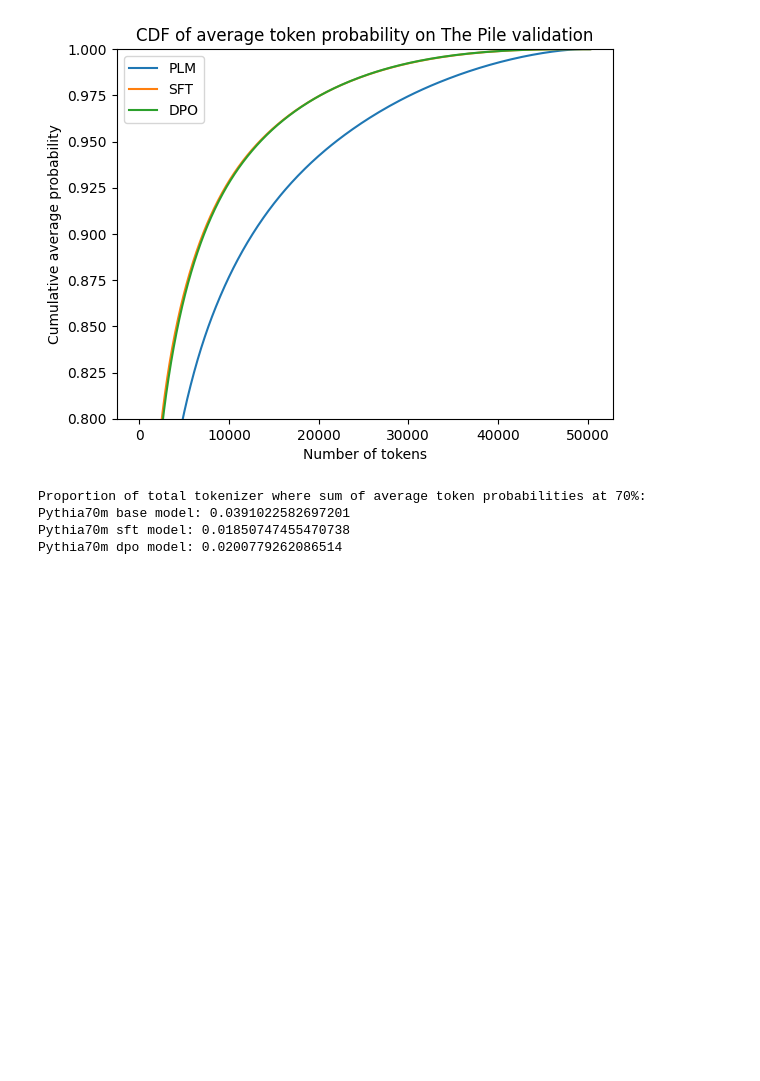
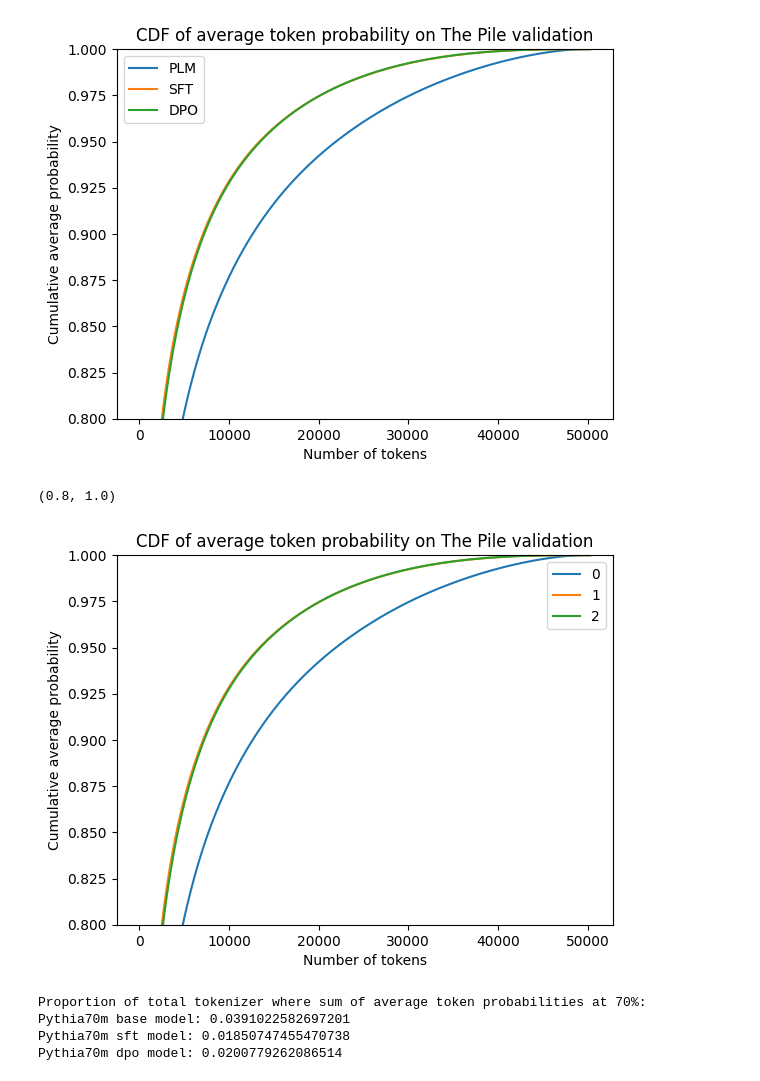
Before and after one commit to lauraaisling/analyse-llms, a Jupyter notebook: notebooks/Pile_Stats_Probs.ipynb, the cells around one changed output. Drawn from its saved outputs; the diff is of its cells as text; code cells hidden in the pictures; blank space fills up the shorter version.

```diff
--- a/notebooks/Pile_Stats_Probs.ipynb
+++ b/notebooks/Pile_Stats_Probs.ipynb
@@ -136,6 +138,19 @@ plt.ylim((0.8,1))
 # %% [output]
 (0.8, 1.0)
 [figure]
+# %%
+plots = [base_70m_cdf, sft_70m_cdf, dpo_70m_cdf]
+for i in range(3):
+    plt.plot(plots[i], label=f"{i}")
+
+plt.title("CDF of average token probability on The Pile validation")
+plt.xlabel("Number of tokens")
+plt.ylabel("Cumulative average probability")
+plt.legend()
+plt.ylim((0.8,1))
+# %% [output]
+(0.8, 1.0)
+[figure, added]
 # %%
 # 50304 tokens in total.
 tot_toks = len(base_70m_cdf)
```
Also changed, not shown: parts of 8 cells of this notebook, 18 other files.
